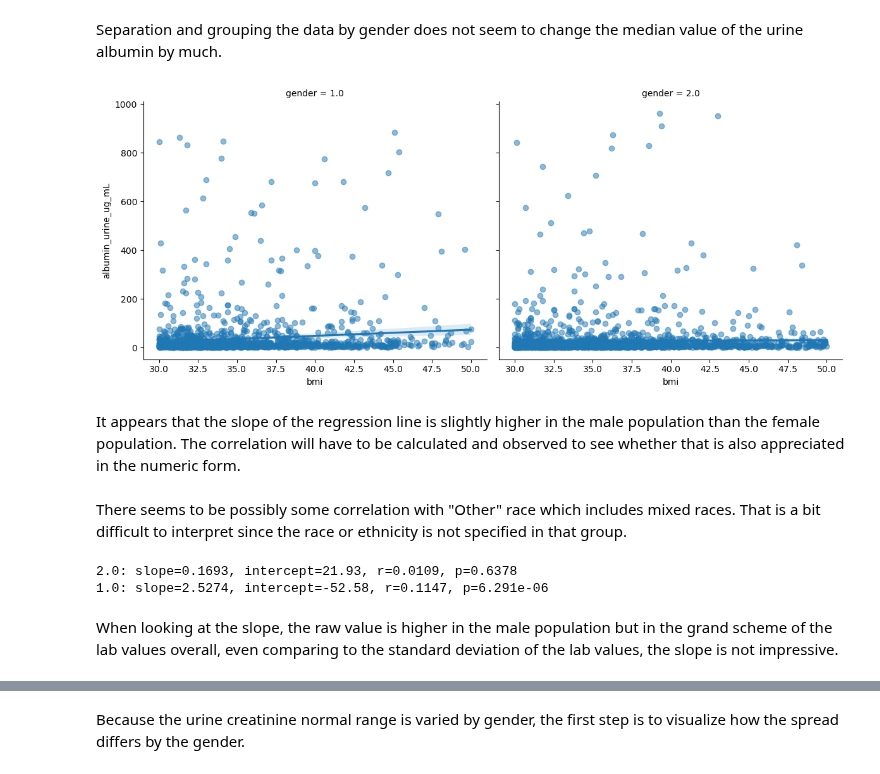
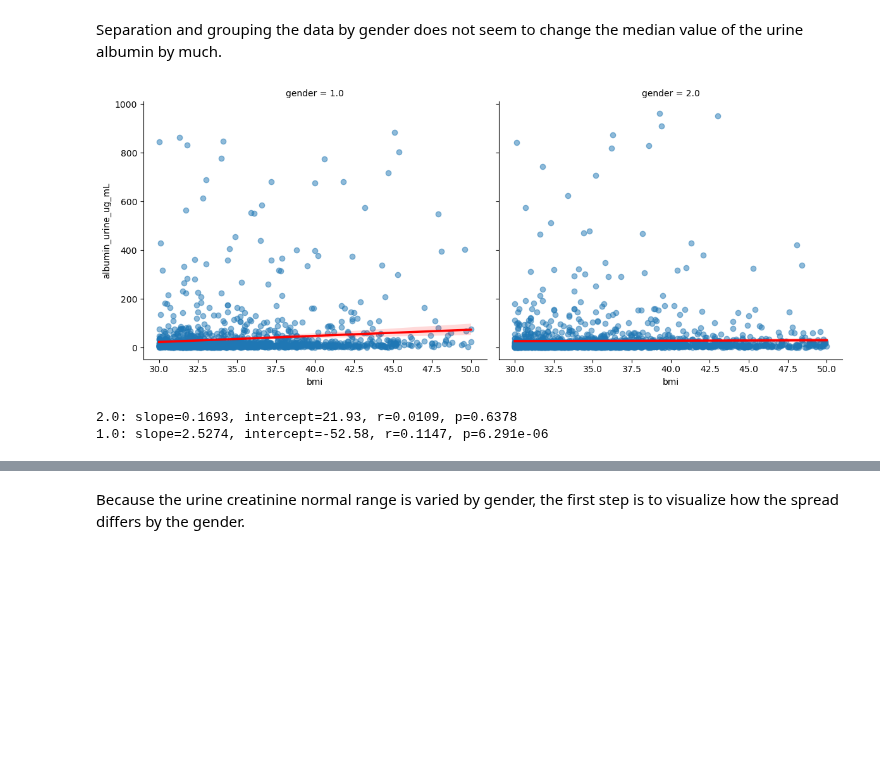
Before and after one commit to eudorach/portfolio_ds_projects, a Jupyter notebook: NHANES_analysis/6_urine_data_analysis.ipynb, the cells around one changed output, grey strips where cells are left out. Drawn from its saved outputs; the diff is of its cells as text; code cells hidden in the pictures; blank space fills up the shorter version.

```diff
--- a/NHANES_analysis/6_urine_data_analysis.ipynb
+++ b/NHANES_analysis/6_urine_data_analysis.ipynb
@@ -477,20 +477,17 @@ Separation and grouping the data by gender does not seem to change the median va
 # %%
 sns.lmplot(
     x="bmi",
     y="albumin_urine_ug_mL",
     col="gender",
     data=urine_alb_clean,
     height=5,
     aspect=1.2,
-    scatter_kws={"alpha":0.5}  # optional: make points semi-transparent
+    scatter_kws={"alpha":0.5},  # optional: make points semi-transparent
+    line_kws={"color": "red", "linewidth": 2.5}
 )
 plt.show()
 # %% [output]
-[figure, old version]
+[figure, new version]
-# %% [markdown]
-It appears that the slope of the regression line is slightly higher in the male population than the female population. The correlation will have to be calculated and observed to see whether that is also appreciated in the numeric form.
-# %% [markdown]
-There seems to be possibly some correlation with "Other" race which includes mixed races. That is a bit difficult to interpret since the race or ethnicity is not specified in that group.
 # %%
 from scipy.stats import linregress
 
@@ -502,5 +499,3 @@ for sex in urine_alb_clean['gender'].unique():
 # %% [output]
 2.0: slope=0.1693, intercept=21.93, r=0.0109, p=0.6378
 1.0: slope=2.5274, intercept=-52.58, r=0.1147, p=6.291e-06
-# %% [markdown]
-When looking at the slope, the raw value is higher in the male population but in the grand scheme of the lab values overall, even comparing to the standard deviation of the lab values, the slope is not impressive.
```
Also changed, not shown: parts of 4 cells of this notebook, 1 other file.
